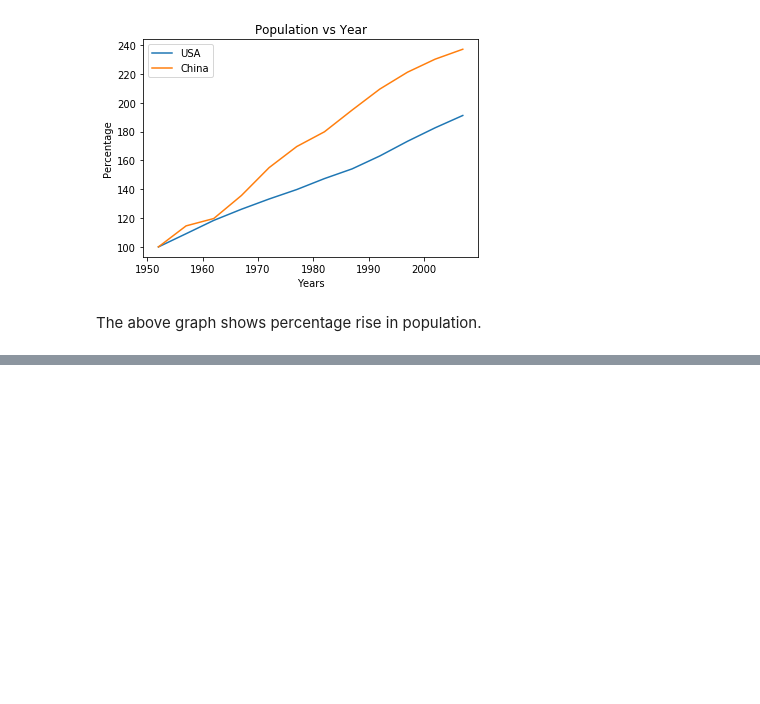
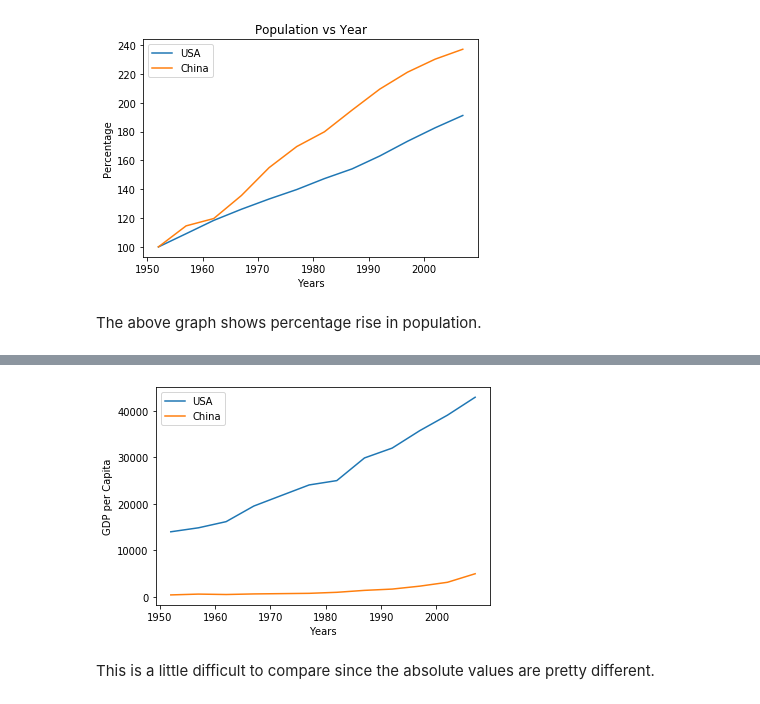
Before and after one commit to srushtips/Data-Visualisation-Basics, a Jupyter notebook: Data_Visualization_Python.ipynb, the cells around one changed output, grey strips where cells are left out. Drawn from its saved outputs; the diff is of its cells as text; code cells hidden in the pictures; blank space fills up the shorter version.

```diff
--- a/Data_Visualization_Python.ipynb
+++ b/Data_Visualization_Python.ipynb
@@ -215,0 +451,3 @@ The above graph shows percentage rise in population.
+# %%
+china_gdp = data[data.country=='China']
+china_gdp.head()
@@ -215,0 +461,11 @@ The above graph shows percentage rise in population.
+# %%
+plt.plot(usa_gdp.year,usa_gdp.gdpPerCapita)
+plt.xlabel('Years')
+plt.ylabel('GDP per Capita')
+plt.plot(china_gdp.year,china_gdp.gdpPerCapita)
+plt.legend(['USA','China'])
+plt.show()
+# %% [output]
+[figure, added]
+# %% [markdown]
+This is a little difficult to compare since the absolute values are pretty different.
```
Also changed, not shown: parts of 74 cells of this notebook, 15 other files.
